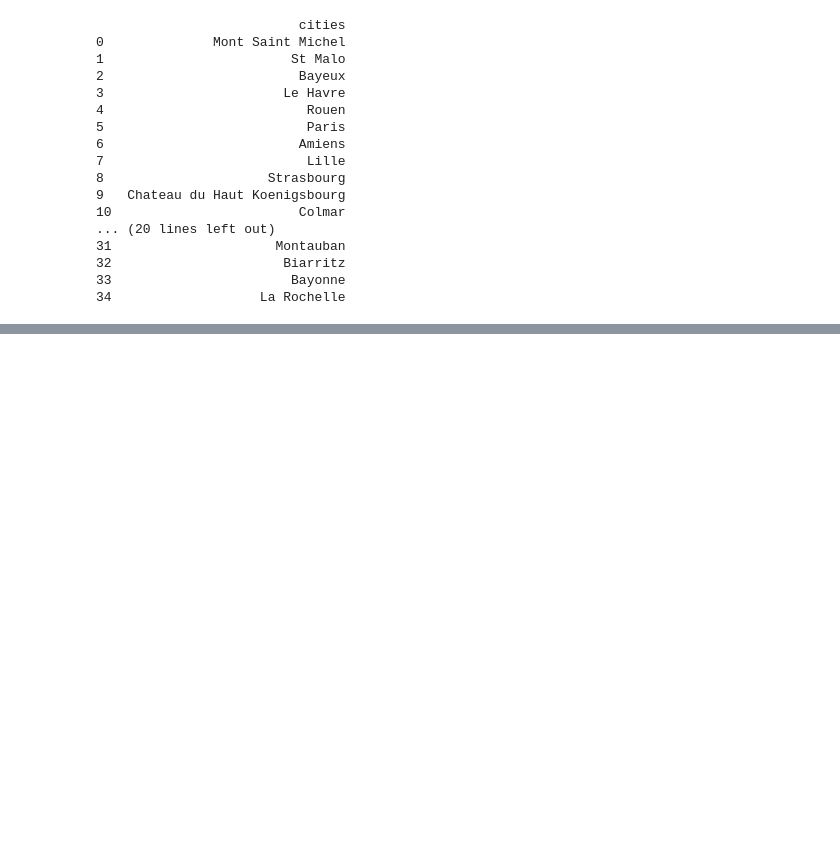
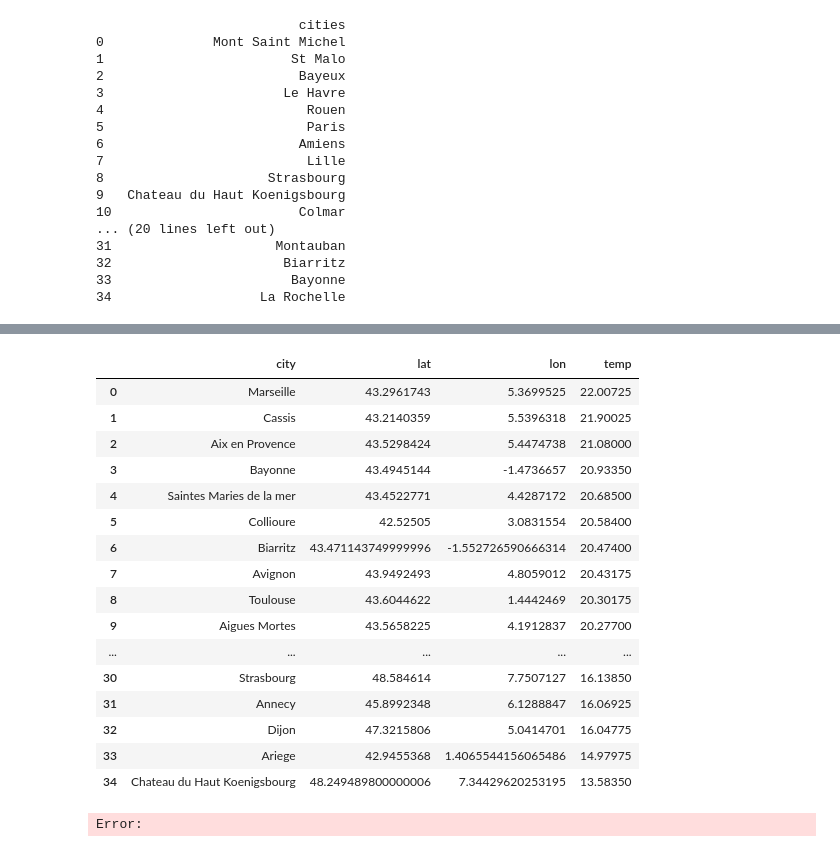
Before and after one commit to dafrd/kayak, a Jupyter notebook: gps.ipynb, the cells around one changed output, grey strips where cells are left out. Drawn from its saved outputs; the diff is of its cells as text; code cells hidden in the pictures; blank space fills up the shorter version.

```diff
--- a/gps.ipynb
+++ b/gps.ipynb
@@ -108,16 +114,30 @@ weather_api_key = '3ee996f64e301bac44b70a171911b57f'
 
 import urllib.request, json
 
+weather = pd.DataFrame(columns=['city','lat','lon','time','temp'])
+
 for i in df.index:
     lat = str(df['latitude'][i])
-    long = str(df['longitude'][i])
-    with urllib.request.urlopen("https://api.openweathermap.org/data/2.5/forecast?lat="+lat+"&lon="+long+"&appid="+weather_api_key+"&units=metric&lang=fr") as url:
+    lon = str(df['longitude'][i])
+    city = df['cities'][i]
+    with urllib.request.urlopen("https://api.openweathermap.org/data/2.5/forecast?lat="+lat+"&lon="+lon+"&appid="+weather_api_key+"&units=metric&lang=fr") as url:
         data = json.load(url)
+        for content in data['list']:
+            #print(type(content))
+            #print(content)
+            #meteo = {'city': city, 'time': content['dt_txt'], 'temp': content['main']['temp'], 'weather': content['weather']['main']}
+            meteo = {'city': city, 'lat' : lat, 'lon' : lon, 'time': content['dt_txt'], 'temp' : content['main']['temp']}
+            weather = weather.append(meteo, ignore_index=True)
+            #print(meteo)
+            #print(content['dt_txt'])
+            #for line in content:
+                #meteo = {'city': city, 'time': line['dt_txt'], 'temp': line['main']['temp'], 'weather': line['weather']['main']}
+                #print(line)
 
-    for i in data:
-        print(i.list)
+    #for i in data:
+    #    print(type(i))
 
 
-
+print(weather)
 #json_data = [] # your list with json objects (dicts)
 # %% [output]
@@ -124,0 +195,26 @@ TypeError: string indices must be integers
+# %%
+df_mean = weather.groupby(['city','lat','lon'])[['temp']].mean()
+df_mean = df_mean.sort_values(by=['temp'],ascending=False)
+df_mean = df_mean.reset_index()
+df_mean.to_csv('weather.csv',index=False)
+#df.to_csv(index=False)
+# %%
+df_mean
+# %% [output]
+|  | city | lat | lon | temp |
+| 0 | Marseille | 43.2961743 | 5.3699525 | 22.00725 |
+| 1 | Cassis | 43.2140359 | 5.5396318 | 21.90025 |
+| 2 | Aix en Provence | 43.5298424 | 5.4474738 | 21.08000 |
+| 3 | Bayonne | 43.4945144 | -1.4736657 | 20.93350 |
+| 4 | Saintes Maries de la mer | 43.4522771 | 4.4287172 | 20.68500 |
+| 5 | Collioure | 42.52505 | 3.0831554 | 20.58400 |
+| 6 | Biarritz | 43.471143749999996 | -1.552726590666314 | 20.47400 |
+| 7 | Avignon | 43.9492493 | 4.8059012 | 20.43175 |
+| 8 | Toulouse | 43.6044622 | 1.4442469 | 20.30175 |
+| 9 | Aigues Mortes | 43.5658225 | 4.1912837 | 20.27700 |
+| ... | ... | ... | ... | ... |
+| 30 | Strasbourg | 48.584614 | 7.7507127 | 16.13850 |
+| 31 | Annecy | 45.8992348 | 6.1288847 | 16.06925 |
+| 32 | Dijon | 47.3215806 | 5.0414701 | 16.04775 |
+| 33 | Ariege | 42.9455368 | 1.4065544156065486 | 14.97975 |
+| 34 | Chateau du Haut Koenigsbourg | 48.249489800000006 | 7.34429620253195 | 13.58350 |
@@ -124,0 +253,9 @@ TypeError: string indices must be integers
+# %%
+from email import header
+import plotly.express as px
+#df = px.data.gapminder().query("year==2007")
+df_head = df_mean.head()
+fig = px.scatter_geo(df_head, lat="lat", lon = "long", size="temp")
+fig.show()
+# %% [output]
+Error:
```
Also changed, not shown: parts of 3 cells of this notebook, 3 other files.
